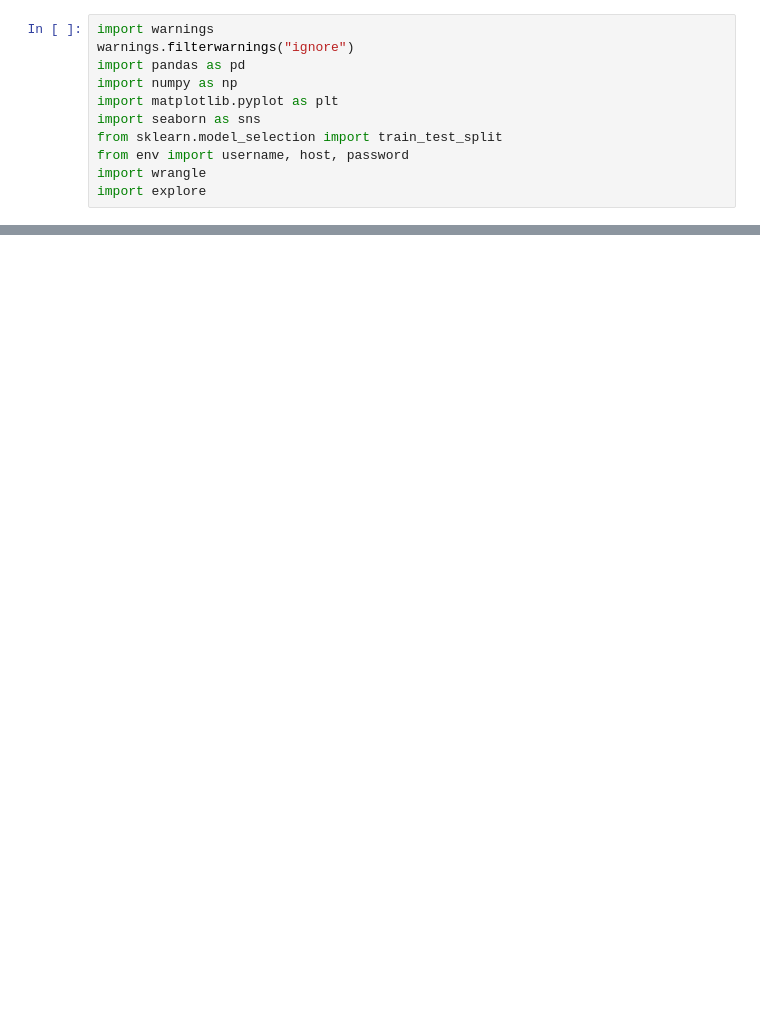
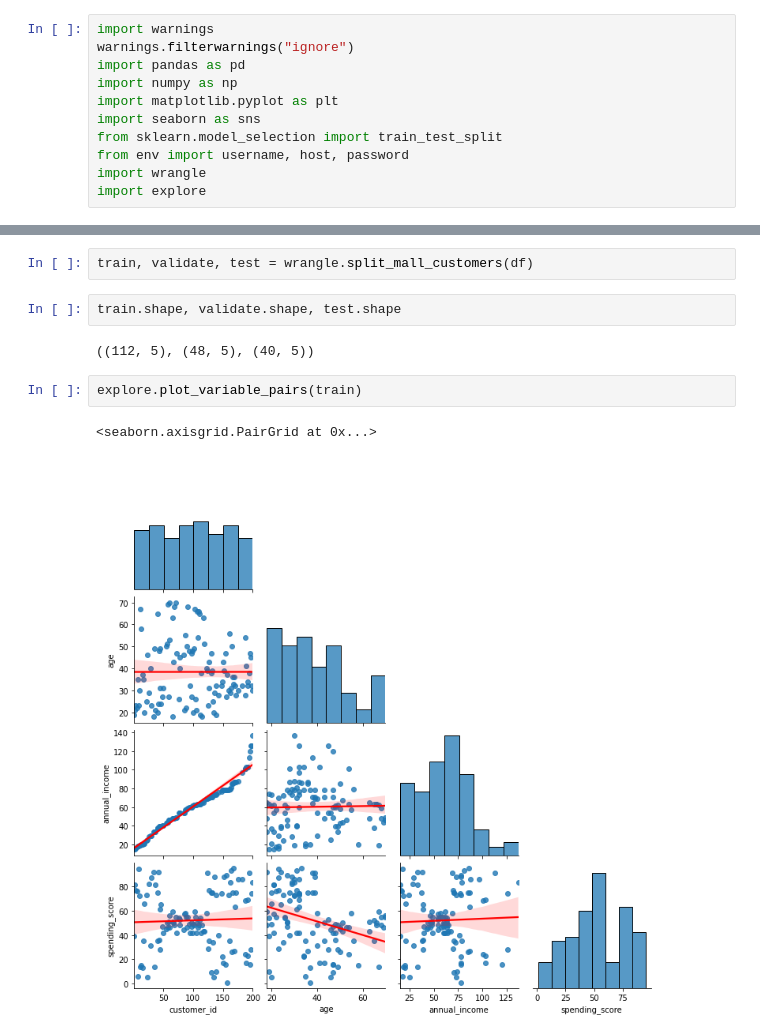
Before and after one commit to chriseverts/regression-exercises-, a Jupyter notebook: mall.ipynb, the cells around one changed output, grey strips where cells are left out. Saved outputs shown, nothing was run; the diff lists cells and outputs as text; blank space fills up the shorter version.

```diff
--- a/mall.ipynb
+++ b/mall.ipynb
@@ -19,0 +38,11 @@ AttributeError: 'function' object has no attribute 'head'
+# %%
+train, validate, test = wrangle.split_mall_customers(df)
+# %%
+train.shape, validate.shape, test.shape
+# %% [output]
+((112, 5), (48, 5), (40, 5))
+# %%
+explore.plot_variable_pairs(train)
+# %% [output]
+<seaborn.axisgrid.PairGrid at 0x...>
+[figure, added]
```
Also changed, not shown: parts of 7 cells of this notebook, 2 other files.
